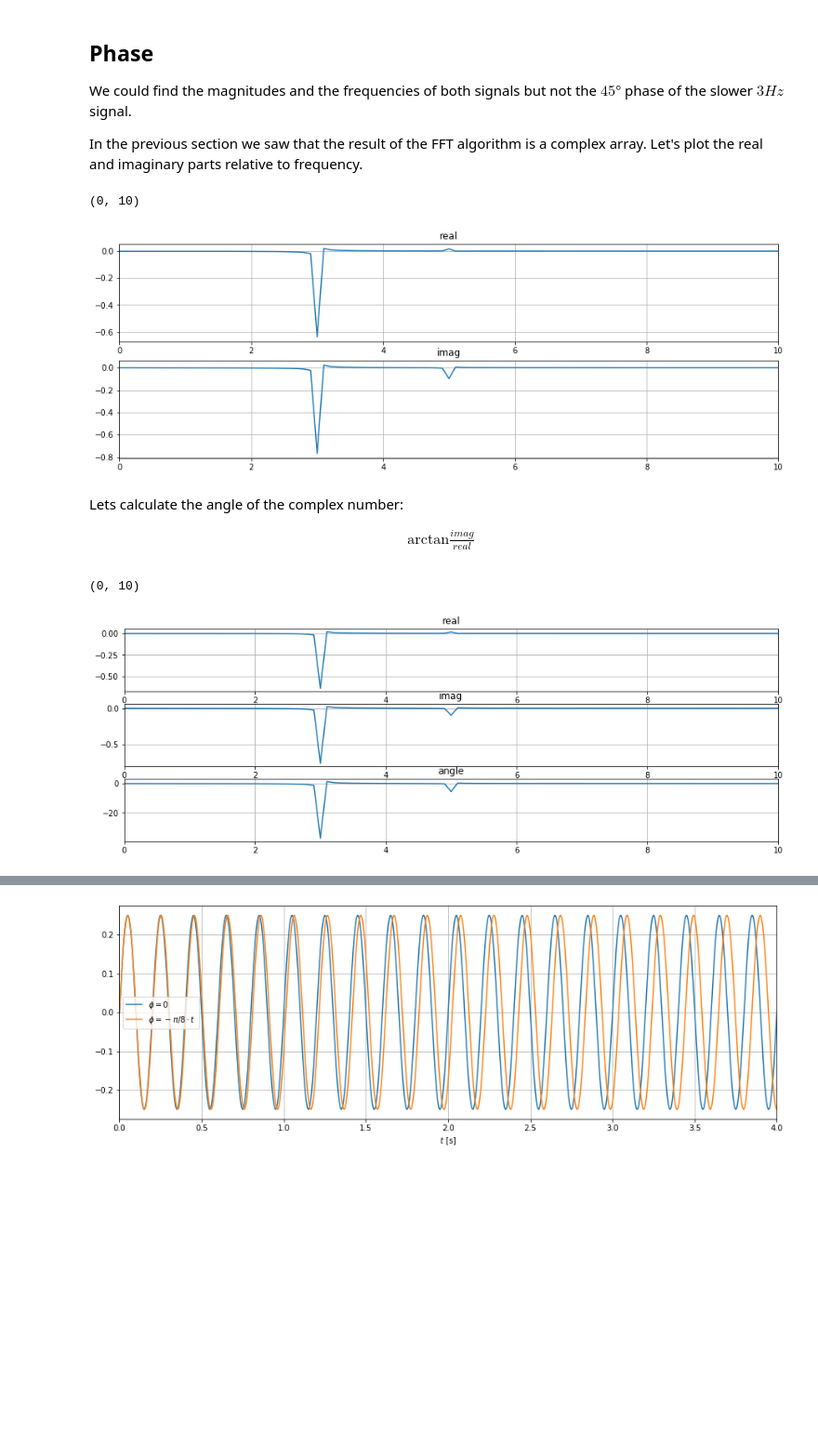
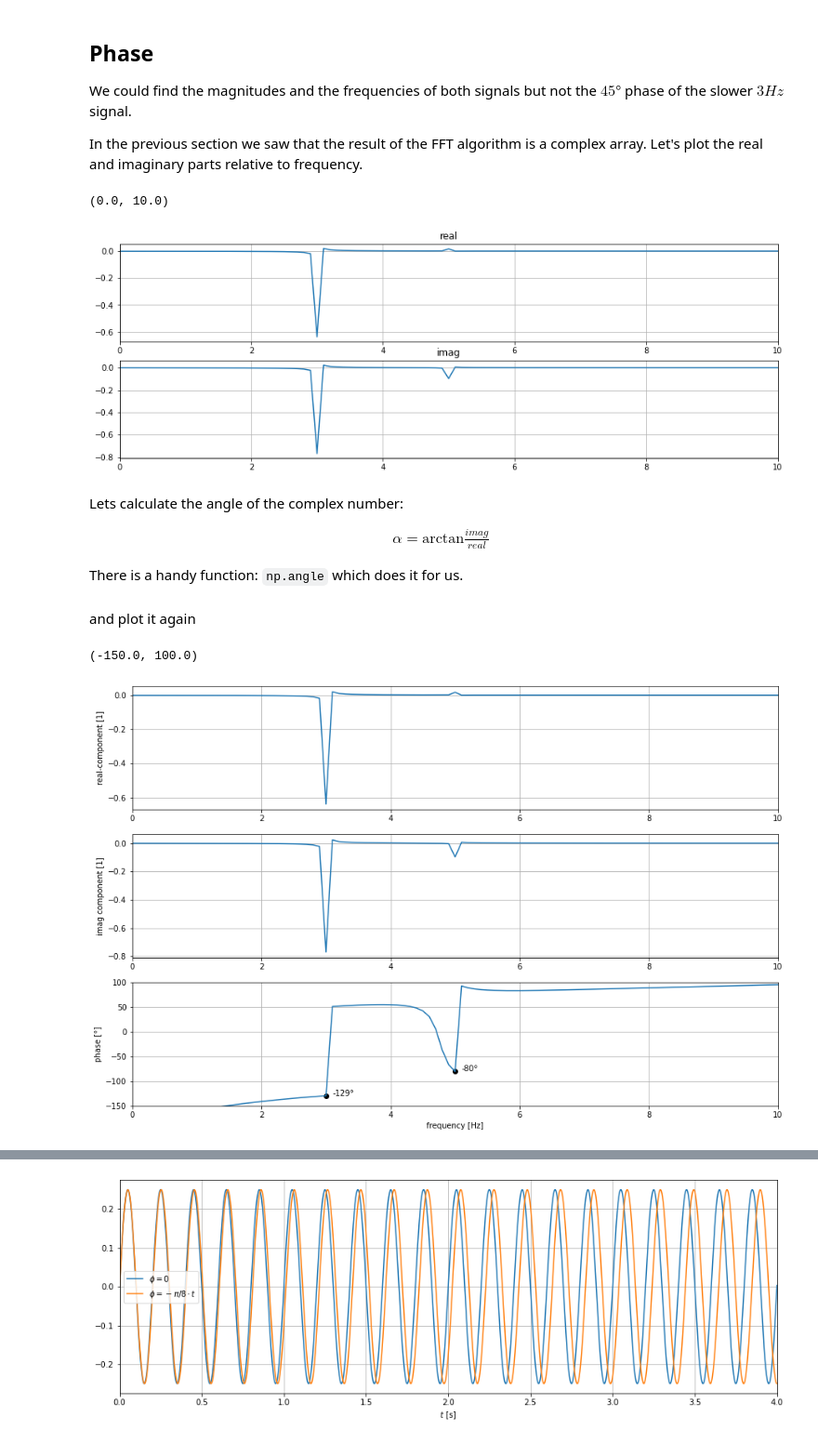
Before and after one commit to kopytjuk/python-fmcw, a Jupyter notebook: DFT.ipynb, the cells around one changed output, grey strips where cells are left out. Shown at 93% size. Cells and saved outputs as stored; diff of their text form; code cells hidden in the pictures; blank space fills up the shorter version.

```diff
--- a/DFT.ipynb
+++ b/DFT.ipynb
@@ -25,0 +20,4 @@ print(T)
+# %%
+T_s = 1/f_s
+print(T_s, "seconds")
+print(T_s*1000, "ms")
@@ -26,7 +27,7 @@ print(T)
 # %% [markdown]
 Create time vector, each element corresponds to a measurement
 # %%
-t = np.linspace(0, T*N, N)
+t = np.linspace(0, T_s*N, N)
 # %% [markdown]
 The signal which we are sampling:
 
@@ -168,33 +176,46 @@ plt.plot(f_i, 2/N*np.imag(a_f_positive))
 plt.grid()
 plt.xlim([0, 10])
 # %% [output]
-(0, 10)
+(0.0, 10.0)
 [figure]
 # %% [markdown]
 Lets calculate the angle of the complex number:
 
 \begin{align}
-\text{arctan} \frac{imag}{real}
+\alpha = \text{arctan} \frac{imag}{real}
 \end{align}
+
+There is a handy function: `np.angle` which does it for us.
 # %%
-angle = np.arctan(2/N*np.imag(a_f_positive),(2/N*np.real(a_f_positive)))*360/(2*np.pi)
+angle = np.angle(a_f_positive, deg=True)
+
+# OR manually
+# angle = np.arctan2(2/N*np.imag(a_f_positive),(2/N*np.real(a_f_positive)))*grad_to_degree_factor
+# %% [markdown]
+and plot it again
 # %%
-plt.figure(figsize=(15, 5))
+plt.figure(figsize=(15, 10))
 plt.subplot(3, 1, 1)
-plt.title("real")
+plt.ylabel("real-component [1]")
 plt.plot(f_i, 2/N*np.real(a_f_positive))
 plt.grid()
 plt.xlim([0, 10])
 plt.subplot(3, 1, 2)
-plt.title("imag")
+plt.ylabel("imag component [1]")
 plt.plot(f_i, 2/N*np.imag(a_f_positive))
 plt.grid()
 plt.xlim([0, 10])
 plt.subplot(3, 1, 3)
-plt.title("angle")
 plt.plot(f_i, angle)
 plt.grid()
+plt.ylabel("phase [°]")
+plt.xlabel("frequency [Hz]")
 plt.xlim([0, 10])
+
+plt.scatter(f_i[[30, 50]], angle[[30, 50]], color="k")
+plt.text(f_i[30] + 0.1 , angle[30], "%d°" % int(angle[30]))
+plt.text(f_i[50] + 0.1 , angle[50], "%d°" % int(angle[50]))
+plt.ylim([-150, 100])
 # %% [output]
-(0, 10)
+(-150.0, 100.0)
-[figure, old version]
+[figure, new version]
```
Also changed, not shown: parts of 35 cells of this notebook.
